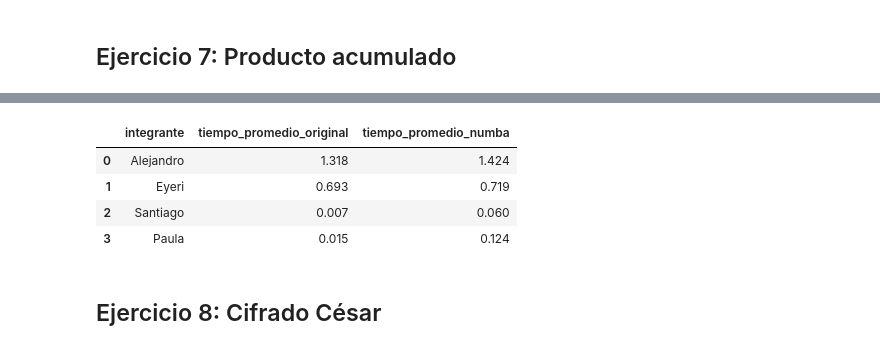
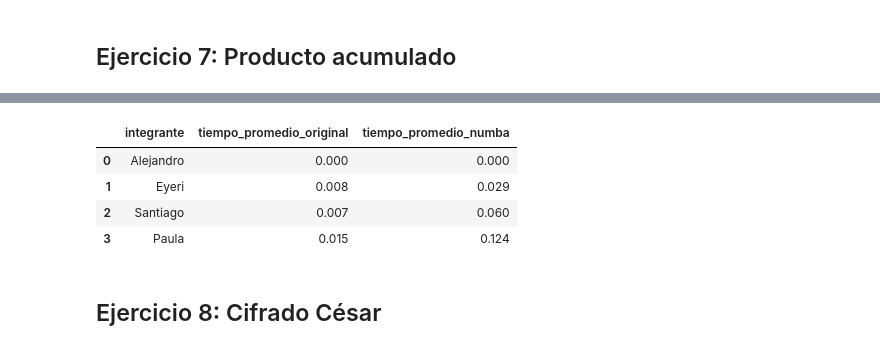
Before and after one commit to Santifer0803/Proyecto_herramientas_II, a Jupyter notebook: ejercicios_python.ipynb, the cells around one changed output, grey strips where cells are left out. Drawn from its saved outputs; the diff is of its cells as text; code cells hidden in the pictures.

```diff
--- a/ejercicios_python.ipynb
+++ b/ejercicios_python.ipynb
@@ -538,20 +576,20 @@ tiempo_promedio_ej_7
 # %%
 data_ej_7 = {
 
     'integrante': ['Alejandro', 'Eyeri', 'Santiago', 'Paula'],
 
-    'tiempo_promedio_original': [1.318, 0.693, 0.007, 0.015],
+    'tiempo_promedio_original': [0, 0.008, 0.007, 0.015],
 
-    'tiempo_promedio_numba': [1.424, 0.719, 0.06, 0.124]
+    'tiempo_promedio_numba': [0, 0.029, 0.06, 0.124]
 
 }
 
 tiempos_ej_7 = pd.DataFrame(data_ej_7)
 tiempos_ej_7
 # %% [output]
 |  | integrante | tiempo_promedio_original | tiempo_promedio_numba |
-| 0 | Alejandro | 1.318 | 1.424 |
-| 1 | Eyeri | 0.693 | 0.719 |
+| 0 | Alejandro | 0.000 | 0.000 |
+| 1 | Eyeri | 0.008 | 0.029 |
 | 2 | Santiago | 0.007 | 0.060 |
 | 3 | Paula | 0.015 | 0.124 |
 # %% [markdown]
```
Also changed, not shown: parts of 22 cells of this notebook.
